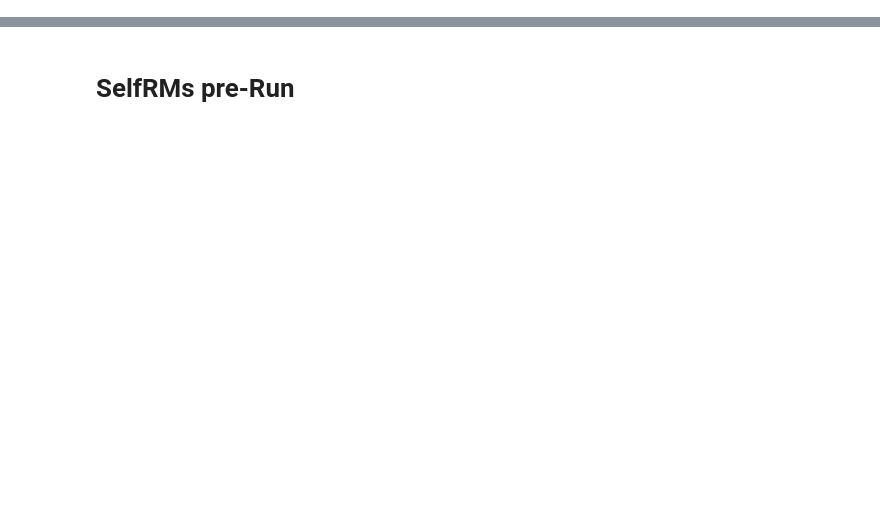
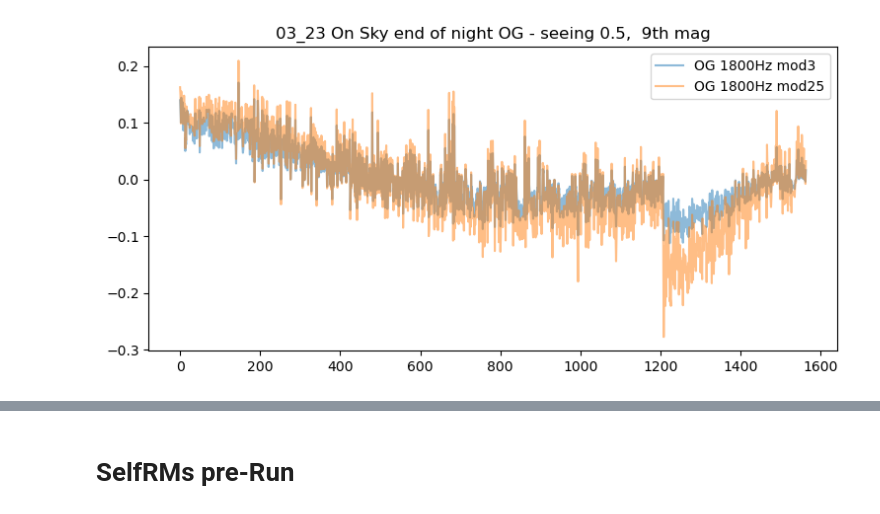
Before and after one commit to edenacadia/sparkles, a Jupyter notebook: dev/sparkles_2024A_selfRM.ipynb, the cells around one changed output, grey strips where cells are left out. Saved outputs shown, nothing was run; the diff lists cells and outputs as text; code cells hidden in the pictures; blank space fills up the shorter version.

```diff
--- a/dev/sparkles_2024A_selfRM.ipynb
+++ b/dev/sparkles_2024A_selfRM.ipynb
@@ -18,0 +45,18 @@ import sparkles.spark_lab as slab
+# %%
+# divide by the other oen to check OG
+skyRMs_1800 = selfRM_dir +'selfRM_20240325_alfAnt_05poke.fits'
+data_sky1800= np.diag(fits.open(skyRMs_1800)[0].data[5])
+
+#plot set up
+fig, axs = plt.subplots(nrows=1, ncols=1, figsize=(9, 4), facecolor='white', sharex=True)
+
+plt.plot(data_sky1800, alpha = 0.5, label = 'OG 1800Hz mod3')
+plt.plot(data_sky1800/data_2000_2, alpha = 0.5, label = 'OG 1800Hz mod25')
+#plt.ylim(0,1)
+
+
+plt.title('03_23 On Sky end of night OG - seeing 0.5,  9th mag')
+plt.legend()
+plt.show()
+# %% [output]
+[figure, added]
```
Also changed, not shown: parts of 10 cells of this notebook, 2 other files.
